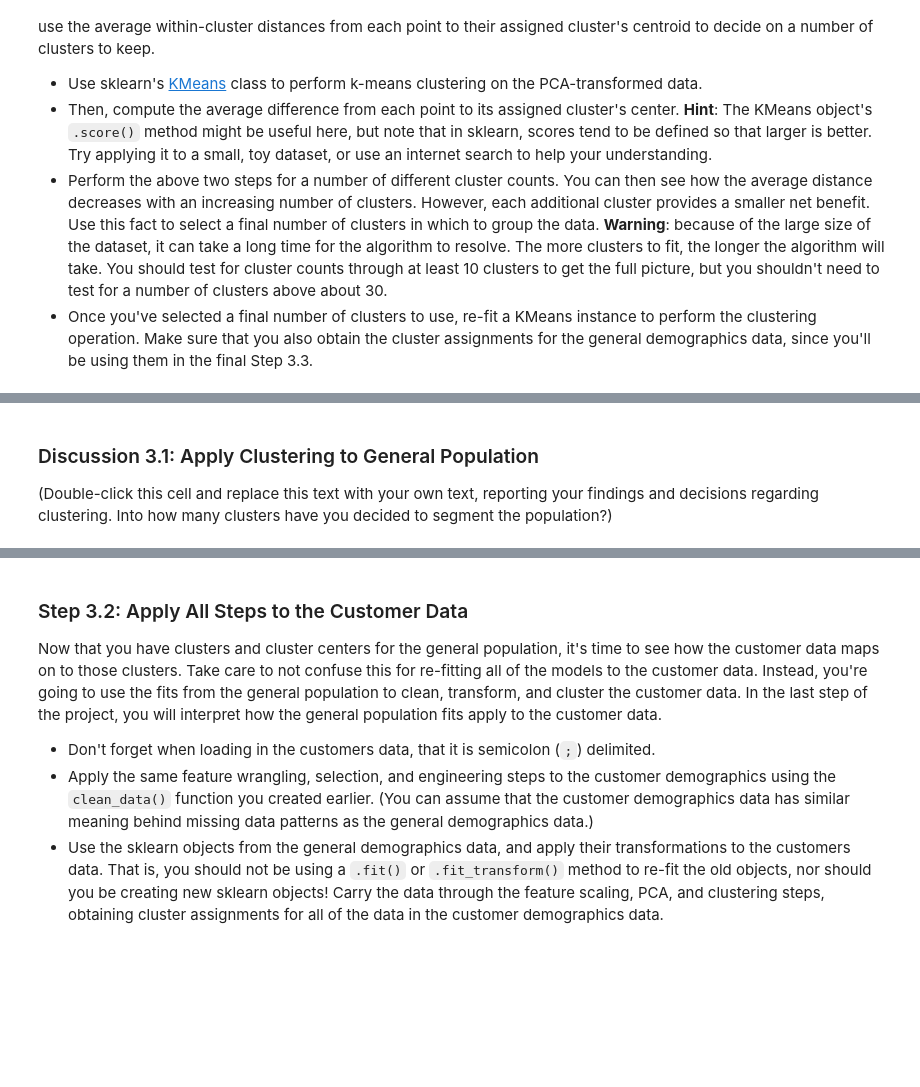
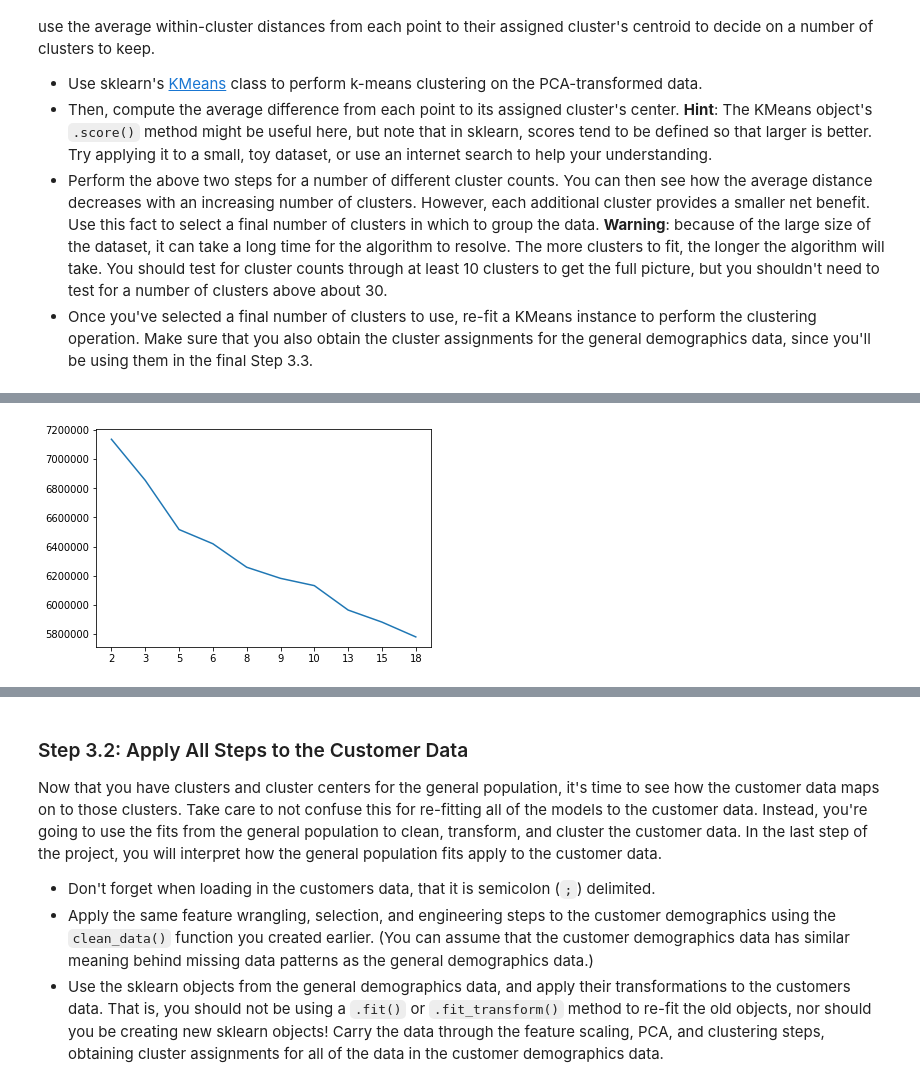
Before and after one commit to waficf/Kaggle_Competitions, a Jupyter notebook: Identify_Customer_Segments.ipynb, the cells around one changed output, grey strips where cells are left out. Cells and saved outputs as stored; diff of their text form; code cells hidden in the pictures; blank space fills up the shorter version.

Commit message:
Kmeans_clustering

```diff
--- a/Identify_Customer_Segments.ipynb
+++ b/Identify_Customer_Segments.ipynb
@@ -893,8 +893,8 @@ for col in azdias_new.columns:
 # Apply feature scaling to the general population demographics data.
 
 from sklearn.preprocessing import StandardScaler
-scaler = StandardScaler()
-scaled_df  = scaler.fit_transform(azdias_new)
+scaler = StandardScaler().fit(azdias_new)
+scaled_df  = scaler.transform(azdias_new)
 azdias_scaled = pd.DataFrame(scaled_df, columns=azdias_new.columns)
 # %%
 azdias_scaled.head()
@@ -949,7 +951,7 @@ azdias_pca.explained_variance_ratio_[:85].sum()
 # %%
 # Perform PCA with 85 components
-pca = PCA(n_components=85)
-azdias_pca = pca.fit_transform(azdias_scaled)
+pca = PCA(n_components=85).fit(azdias_scaled)
+azdias_pca = pca.transform(azdias_scaled)
 # %%
 azdias_pca.shape
 # %% [output]
@@ -1062,0 +1069,2 @@ You've assessed and cleaned the demographics data, then scaled and transformed t
+# %%
+sub_azdias = azdias_pca[:50000]
@@ -1063,8 +1075,15 @@ You've assessed and cleaned the demographics data, then scaled and transformed t
 # %%
 # Over a number of different cluster counts...
+from sklearn.cluster import KMeans
 
+cluster_dict = {}
 
+clusters = [2, 3, 5, 6, 8, 9, 10, 13, 15, 18]
     # run k-means clustering on the data and...
-
+for cluster in clusters:
+    kmeans = KMeans(n_clusters=cluster, random_state=0).fit(sub_azdias)
 
     # compute the average within-cluster distances.
+    score = abs(kmeans.score(sub_azdias))
+    cluster_dict[cluster] = score
+    print(cluster, 'Cluster has a score of: ', score)
@@ -1071,6 +1101,12 @@ You've assessed and cleaned the demographics data, then scaled and transformed t
 # %%
 # Investigate the change in within-cluster distance across number of clusters.
 # HINT: Use matplotlib's plot function to visualize this relationship.
+
+plt.plot(range(len(cluster_dict)), list(cluster_dict.values()))
+plt.xticks(range(len(cluster_dict)), list(cluster_dict.keys()))
+plt.show()
+# %% [output]
+[figure, added]
 # %%
 # Re-fit the k-means model with the selected number of clusters and obtain
 # cluster predictions for the general population demographics data.
@@ -1077,4 +1114,0 @@ You've assessed and cleaned the demographics data, then scaled and transformed t
-# %% [markdown]
-### Discussion 3.1: Apply Clustering to General Population
-
-(Double-click this cell and replace this text with your own text, reporting your findings and decisions regarding clustering. Into how many clusters have you decided to segment the population?)
```
Also changed, not shown: parts of 18 cells of this notebook.
